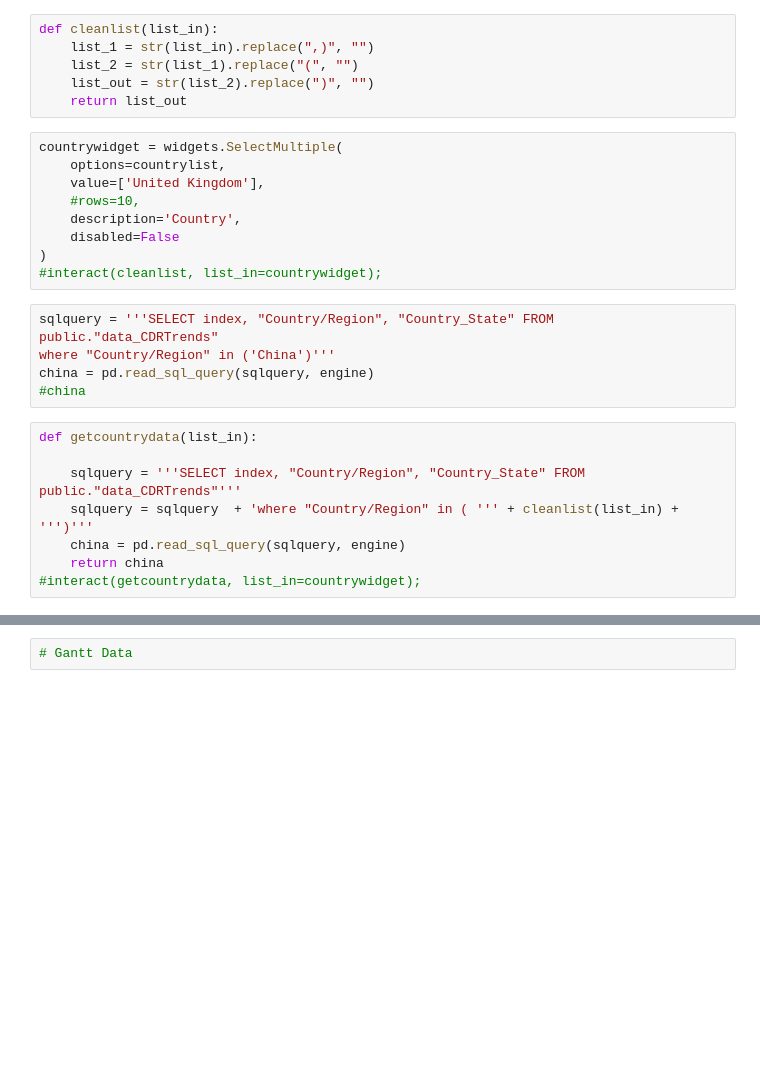
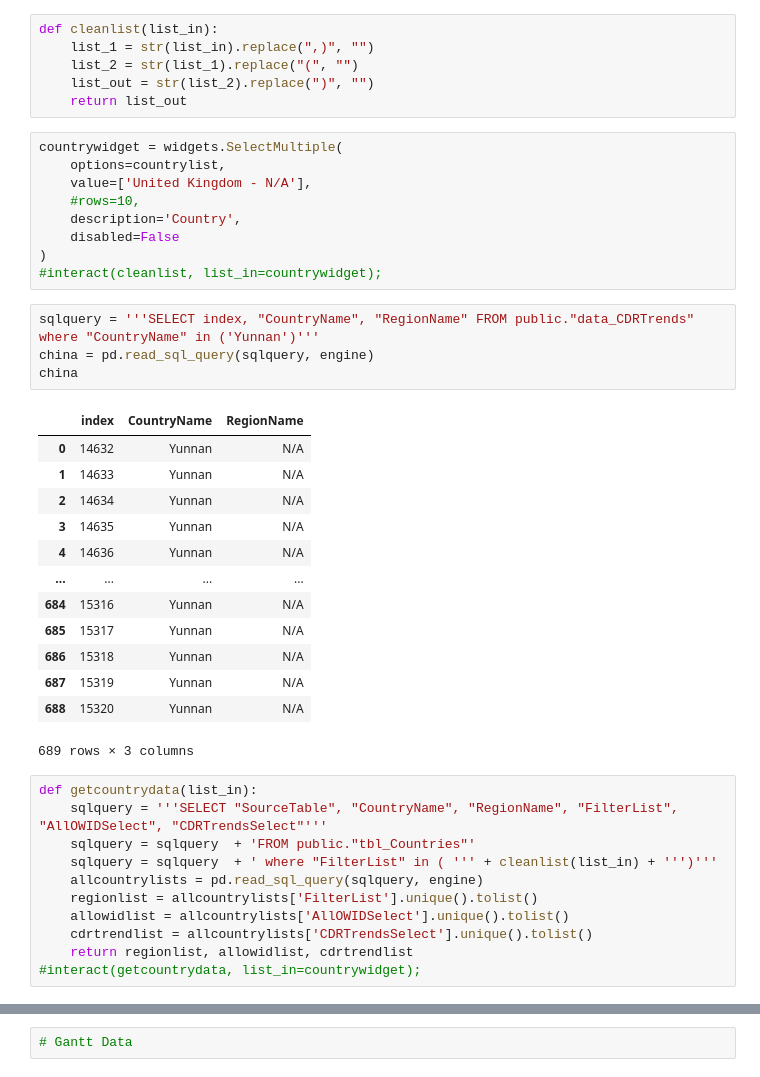
Before and after one commit to andrewcgaitskell/virus-data-voila, a Jupyter notebook: notebooks/currentviz.ipynb, the cells around one changed output, grey strips where cells are left out. Drawn from its saved outputs; the diff is of its cells as text; blank space fills up the shorter version.

```diff
--- a/notebooks/currentviz.ipynb
+++ b/notebooks/currentviz.ipynb
@@ -33,22 +52,39 @@ def cleanlist(list_in):
 # %%
 countrywidget = widgets.SelectMultiple(
     options=countrylist,
-    value=['United Kingdom'],
+    value=['United Kingdom - N/A'],
     #rows=10,
     description='Country',
     disabled=False
 )
 #interact(cleanlist, list_in=countrywidget);
 # %%
-sqlquery = '''SELECT index, "Country/Region", "Country_State" FROM public."data_CDRTrends"
-where "Country/Region" in ('China')'''
+sqlquery = '''SELECT index, "CountryName", "RegionName" FROM public."data_CDRTrends"
+where "CountryName" in ('Yunnan')'''
 china = pd.read_sql_query(sqlquery, engine)
-#china
+china
+# %% [output]
+|  | index | CountryName | RegionName |
+| 0 | 14632 | Yunnan | N/A |
+| 1 | 14633 | Yunnan | N/A |
+| 2 | 14634 | Yunnan | N/A |
+| 3 | 14635 | Yunnan | N/A |
+| 4 | 14636 | Yunnan | N/A |
+| ... | ... | ... | ... |
+| 684 | 15316 | Yunnan | N/A |
+| 685 | 15317 | Yunnan | N/A |
+| 686 | 15318 | Yunnan | N/A |
+| 687 | 15319 | Yunnan | N/A |
+| 688 | 15320 | Yunnan | N/A |
+689 rows × 3 columns
 # %%
 def getcountrydata(list_in):
-
-    sqlquery = '''SELECT index, "Country/Region", "Country_State" FROM public."data_CDRTrends"'''
-    sqlquery = sqlquery  + 'where "Country/Region" in ( ''' + cleanlist(list_in) + ''')'''
-    china = pd.read_sql_query(sqlquery, engine)
-    return china
+    sqlquery = '''SELECT "SourceTable", "CountryName", "RegionName", "FilterList", "AllOWIDSelect", "CDRTrendsSelect"'''
+    sqlquery = sqlquery  + 'FROM public."tbl_Countries"'
+    sqlquery = sqlquery  + ' where "FilterList" in ( ''' + cleanlist(list_in) + ''')'''
+    allcountrylists = pd.read_sql_query(sqlquery, engine)
+    regionlist = allcountrylists['FilterList'].unique().tolist()
+    allowidlist = allcountrylists['AllOWIDSelect'].unique().tolist()
+    cdrtrendlist = allcountrylists['CDRTrendsSelect'].unique().tolist()
+    return regionlist, allowidlist, cdrtrendlist
 #interact(getcountrydata, list_in=countrywidget);
```
Also changed, not shown: parts of 9 cells of this notebook.
